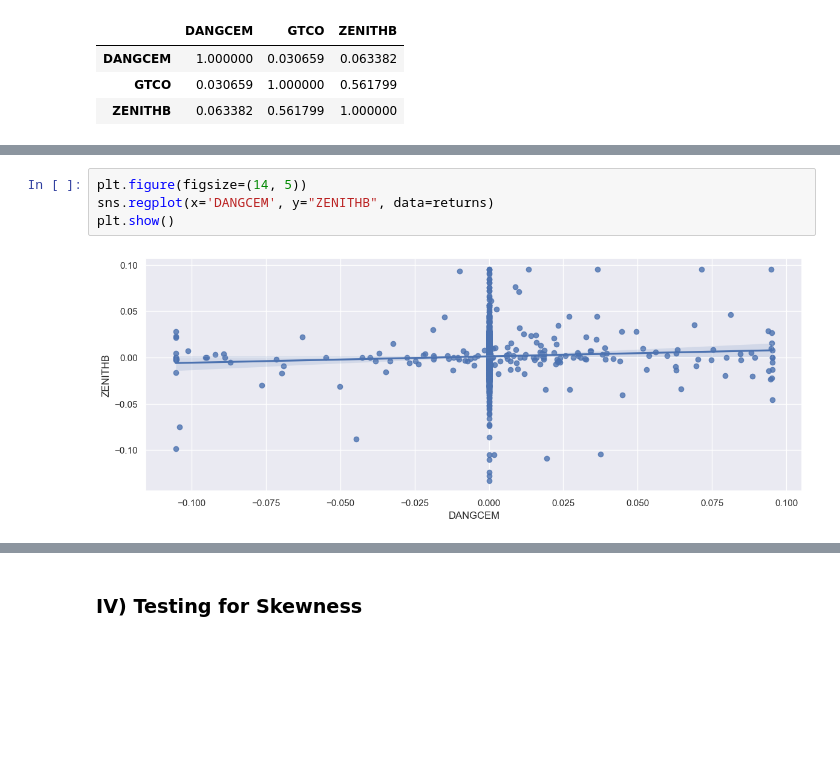
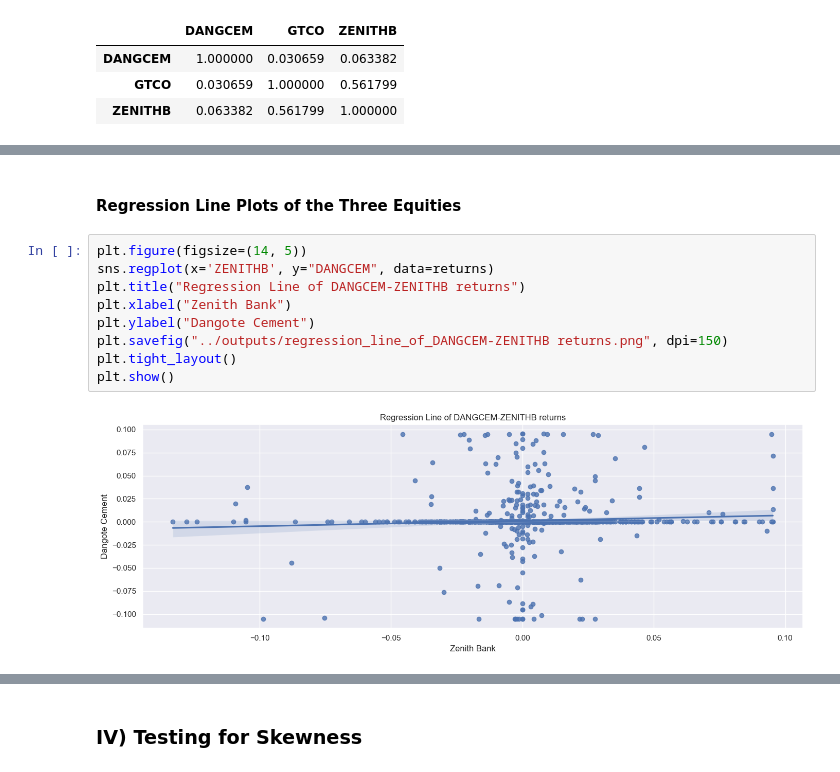
Before and after one commit to emycodesanalytics/finance-data-projects, a Jupyter notebook: 01-equities-performance-analysis/notebooks/equities_performance_analysis.ipynb, the cells around one changed output, grey strips where cells are left out. Cells and saved outputs as stored; diff of their text form; blank space fills up the shorter version.

Commit message:
feat: fit regression lines for the three stocks

```diff
--- a/01-equities-performance-analysis/notebooks/equities_performance_analysis.ipynb
+++ b/01-equities-performance-analysis/notebooks/equities_performance_analysis.ipynb
@@ -431,9 +443,16 @@ plt.tight_layout()
 plt.show()
 # %% [output]
 [figure]
+# %% [markdown]
+#### Regression Line Plots of the Three Equities
 # %%
 plt.figure(figsize=(14, 5))
-sns.regplot(x='DANGCEM', y="ZENITHB", data=returns)
+sns.regplot(x='ZENITHB', y="DANGCEM", data=returns)
+plt.title("Regression Line of DANGCEM-ZENITHB returns")
+plt.xlabel("Zenith Bank")
+plt.ylabel("Dangote Cement")
+plt.savefig("../outputs/regression_line_of_DANGCEM-ZENITHB returns.png", dpi=150)
+plt.tight_layout()
 plt.show()
 # %% [output]
-[figure, old version]
+[figure, new version]
```
Also changed, not shown: parts of 15 cells of this notebook.
